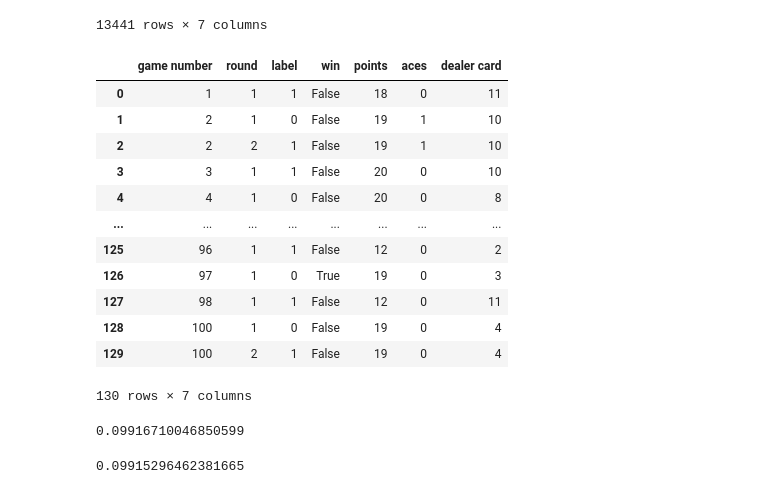
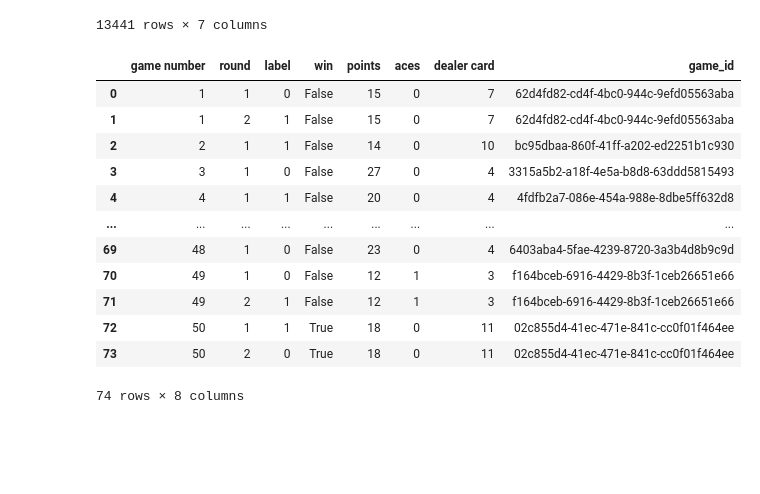
Before and after one commit to AlexanderGrunewald/CMSE-202-Group-Project, a Jupyter notebook: Game Running.ipynb, the cells around one changed output. Drawn from its saved outputs; the diff is of its cells as text; code cells hidden in the pictures; blank space fills up the shorter version.

Commit message:
adding data gen problem

```diff
--- a/Game Running.ipynb
+++ b/Game Running.ipynb
@@ -270,6 +270,7 @@ def sim_game(x, h):
     hit = []
     round_ = []
     game_number = []
+
     current_game = 1
     instant_gameovers = 0
     for i in range(x):
@@ -278,6 +279,7 @@ def sim_game(x, h):
         if game.is_active == False:
             instant_gameovers += 1
             current_game += 1
+
             continue
         else:
             while game.is_active == True:
@@ -299,6 +301,7 @@ def sim_game(x, h):
                 dealer_card.append(game.dealer[0])
                 aces.append(game.aces())
                 round_.append(current_round)
+
 
             for j in range(current_round):
                 game_number.append(current_game)
@@ -329,22 +332,29 @@ def sim_game(x, h):
     data["dealer card"] = np.array(dealer_card)[:,1]
     data["dealer card"] = data["dealer card"].replace({"Jack":10, "Queen":10, "King":10, "Ace":11})
     data["dealer card"] = pd.to_numeric(data["dealer card"])
+    data['game_id'] = np.zeros(len(data))
+    #assign a unique id based on the game number using uuid
+    for i in range(len(data)):
+        data['game_id'][i] = uuid.uuid4()
+        if i != 0:
+            if data["game number"][i] == data["game number"][i-1]:
+                data['game_id'][i] = data['game_id'][i-1]
 
 
     return data
 # %%
-sim_game(100, 0.5)
+sim_game(50, 0.5)
 # %% [output]
-|  | game number | round | label | win | points | aces | dealer card |
-| 0 | 1 | 1 | 1 | False | 18 | 0 | 11 |
-| 1 | 2 | 1 | 0 | False | 19 | 1 | 10 |
-| 2 | 2 | 2 | 1 | False | 19 | 1 | 10 |
-| 3 | 3 | 1 | 1 | False | 20 | 0 | 10 |
-| 4 | 4 | 1 | 0 | False | 20 | 0 | 8 |
-| ... | ... | ... | ... | ... | ... | ... | ... |
-| 125 | 96 | 1 | 1 | False | 12 | 0 | 2 |
-| 126 | 97 | 1 | 0 | True | 19 | 0 | 3 |
-| 127 | 98 | 1 | 1 | False | 12 | 0 | 11 |
-| 128 | 100 | 1 | 0 | False | 19 | 0 | 4 |
-| 129 | 100 | 2 | 1 | False | 19 | 0 | 4 |
+|  | game number | round | label | win | points | aces | dealer card | game_id |
+| 0 | 1 | 1 | 0 | False | 15 | 0 | 7 | 62d4fd82-cd4f-4bc0-944c-9efd05563aba |
+| 1 | 1 | 2 | 1 | False | 15 | 0 | 7 | 62d4fd82-cd4f-4bc0-944c-9efd05563aba |
+| 2 | 2 | 1 | 1 | False | 14 | 0 | 10 | bc95dbaa-860f-41ff-a202-ed2251b1c930 |
+| 3 | 3 | 1 | 0 | False | 27 | 0 | 4 | 3315a5b2-a18f-4e5a-b8d8-63ddd5815493 |
+| 4 | 4 | 1 | 1 | False | 20 | 0 | 4 | 4fdfb2a7-086e-454a-988e-8dbe5ff632d8 |
+| ... | ... | ... | ... | ... | ... | ... | ... | ... |
+| 69 | 48 | 1 | 0 | False | 23 | 0 | 4 | 6403aba4-5fae-4239-8720-3a3b4d8b9c9d |
+| 70 | 49 | 1 | 0 | False | 12 | 1 | 3 | f164bceb-6916-4429-8b3f-1ceb26651e66 |
+| 71 | 49 | 2 | 1 | False | 12 | 1 | 3 | f164bceb-6916-4429-8b3f-1ceb26651e66 |
+| 72 | 50 | 1 | 1 | True | 18 | 0 | 11 | 02c855d4-41ec-471e-841c-cc0f01f464ee |
+| 73 | 50 | 2 | 0 | True | 18 | 0 | 11 | 02c855d4-41ec-471e-841c-cc0f01f464ee |
-130 rows × 7 columns
+74 rows × 8 columns
@@ -368,15 +361,3 @@ df, newdf = new_df_gen(100000, 0.5)
-# %%
-#win rate of new dataframe
-newdf["win"].value_counts()
-#what is the rate?
-newdf[newdf["win"] == True].shape[0]/newdf.shape[0]
-# %% [output]
-0.09916710046850599
-# %%
-df['win'].value_counts()
-df[df["win"] == True].shape[0]/df.shape[0]
-# %% [output]
-0.09915296462381665
 # %%
 #make a function that will randoly select wins in one dataframe and lose in another
 def rand_win_lose(itter, thresh):
```
Also changed, not shown: parts of 11 cells of this notebook.
